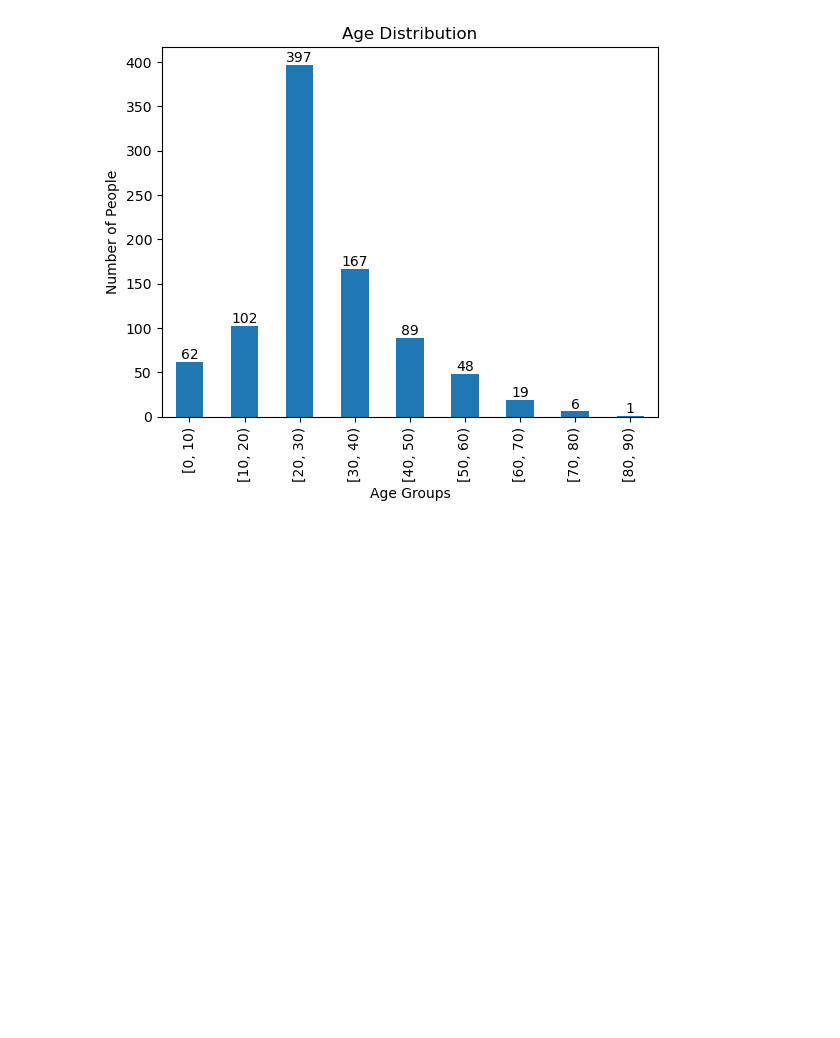
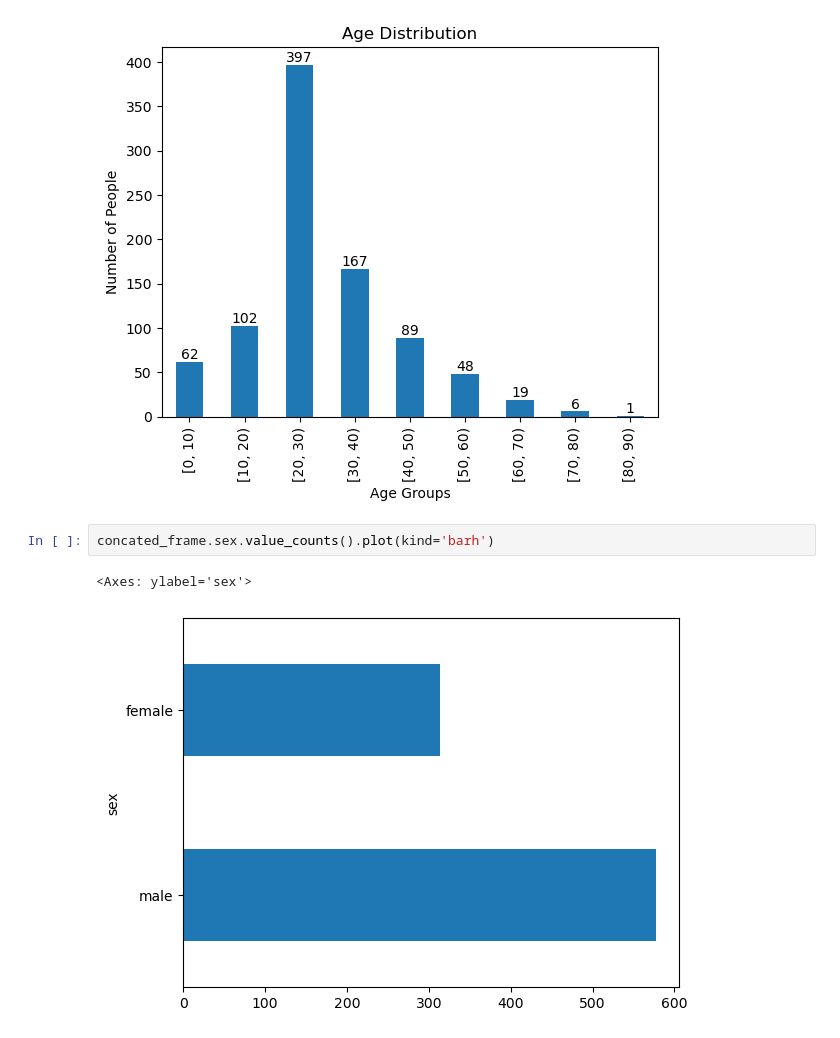
Before and after one commit to Ibraheem-Halasah22/Titanic_Prediction, a Jupyter notebook: titanic_predtctions.ipynb, the cells around one changed output. Cells and saved outputs as stored; diff of their text form; blank space fills up the shorter version.

```diff
--- a/titanic_predtctions.ipynb
+++ b/titanic_predtctions.ipynb
@@ -106,3 +106,8 @@ for i, count in enumerate(grouped_counts):
     ax.text(i, count + 0.1, str(count), ha='center', va='bottom')
 # %% [output]
 [figure]
+# %%
+concated_frame.sex.value_counts().plot(kind='barh')
+# %% [output]
+<Axes: ylabel='sex'>
+[figure, added]
```
Also changed, not shown: parts of 3 cells of this notebook.
